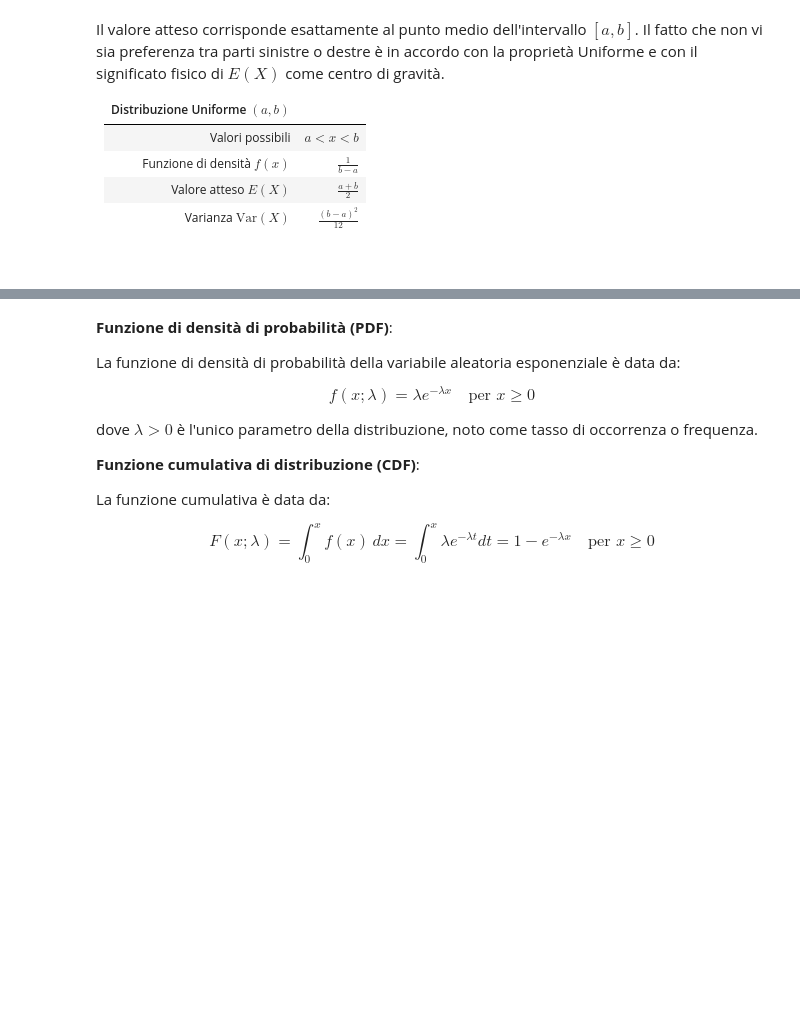
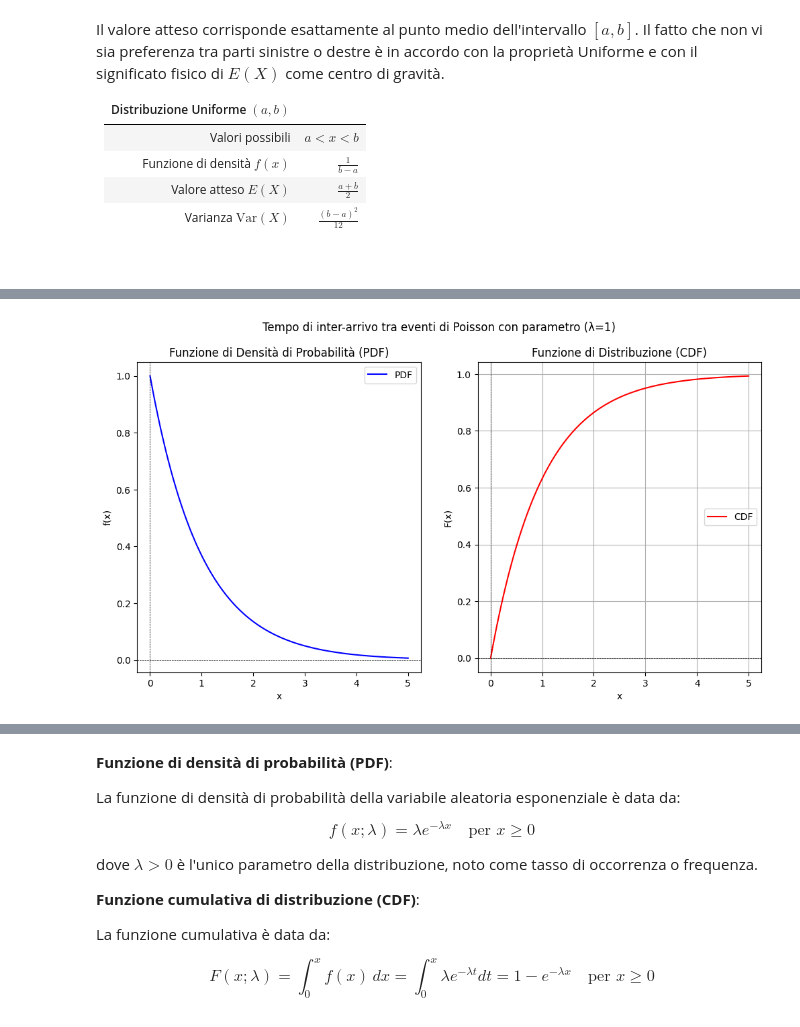
Before and after one commit to QwertyJacob/colab_handouts_PSI, a Jupyter notebook: 4_Continuous_random_vars.ipynb, the cells around one changed output, grey strips where cells are left out. Cells and saved outputs as stored; diff of their text form; code cells hidden in the pictures; blank space fills up the shorter version.

```diff
--- a/4_Continuous_random_vars.ipynb
+++ b/4_Continuous_random_vars.ipynb
@@ -284,0 +419,38 @@ Il valore atteso corrisponde esattamente al punto medio dell'intervallo $ [a, b]
+# %%
+import numpy as np
+import matplotlib.pyplot as plt
+
+def plot_interarrival_poisson_time_cdf_and_pdf(lambda_param):
+    # Generazione dei dati
+    x = np.linspace(0, 5, 100)
+    pdf = lambda_param * np.exp(-lambda_param * x)
+    cdf = 1 - np.exp(-lambda_param * x)
+
+    # Creazione del grafico
+    fig, ax = plt.subplots(1, 2, figsize=(12, 6))
+
+
+    ax[0].plot(x, pdf, label='PDF', color='blue')
+    ax[0].set_title('Funzione di Densità di Probabilità (PDF)')
+    ax[0].set_xlabel('x')
+    ax[0].set_ylabel('f(x)')
+    ax[0].axhline(0, color='black', lw=0.5, ls='--')
+    ax[0].axvline(0, color='black', lw=0.5, ls='--')
+    ax[0].legend()
+
+    ax[1].plot(x, cdf, label='CDF', color='red')
+    ax[1].set_title('Funzione di Distribuzione (CDF)')
+    ax[1].set_xlabel('x')
+    ax[1].set_ylabel('F(x)')
+    ax[1].axhline(0, color='black', lw=0.5, ls='--')
+    ax[1].axvline(0, color='black', lw=0.5, ls='--')
+    ax[1].legend()
+
+    fig.suptitle(f'Tempo di inter-arrivo tra eventi di Poisson con parametro (λ={lambda_param})')
+    plt.legend()
+    plt.grid()
+    plt.show()
+# %%
+plot_interarrival_poisson_time_cdf_and_pdf(lambda_param=1)
+# %% [output]
+[figure, added]
```
Also changed, not shown: parts of 11 cells of this notebook.
